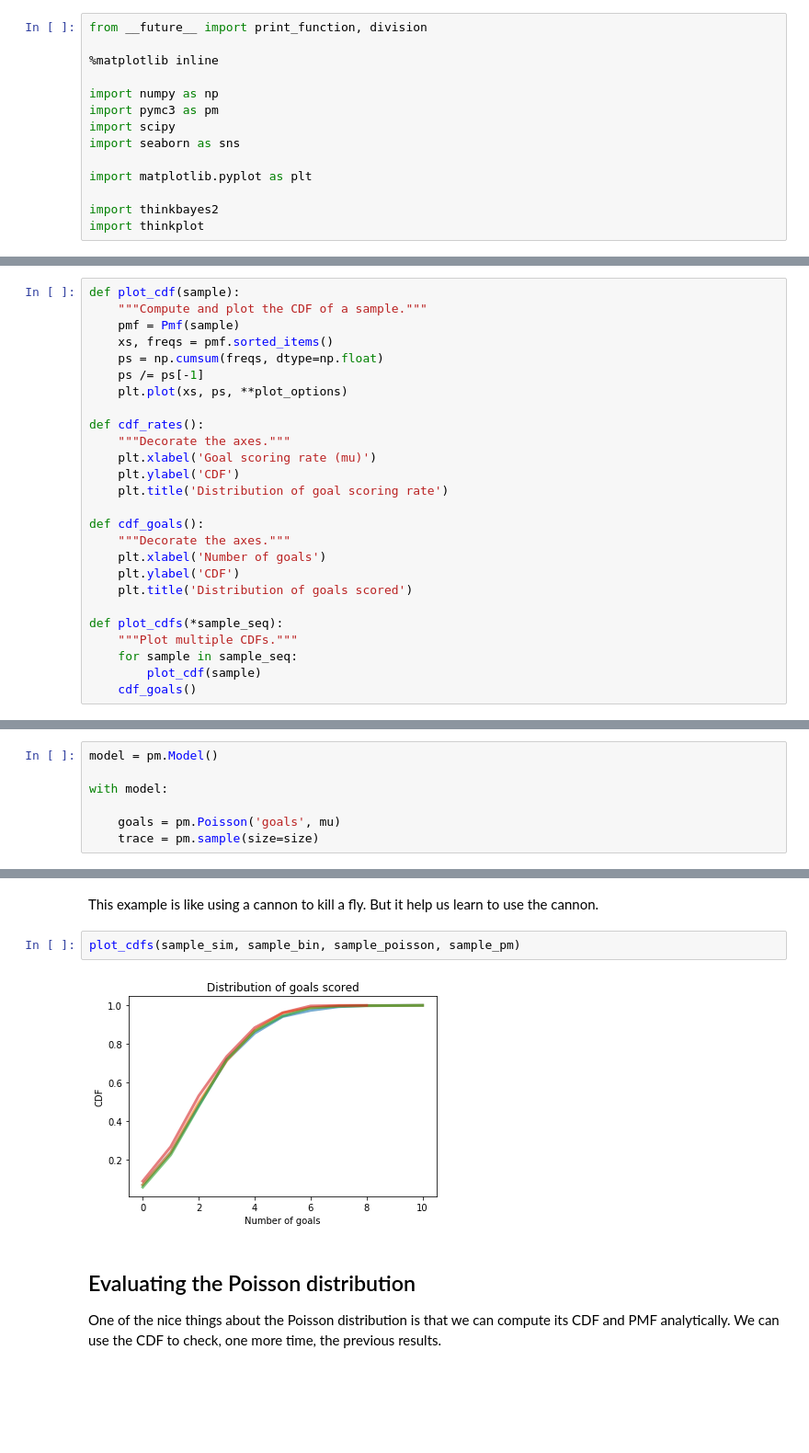
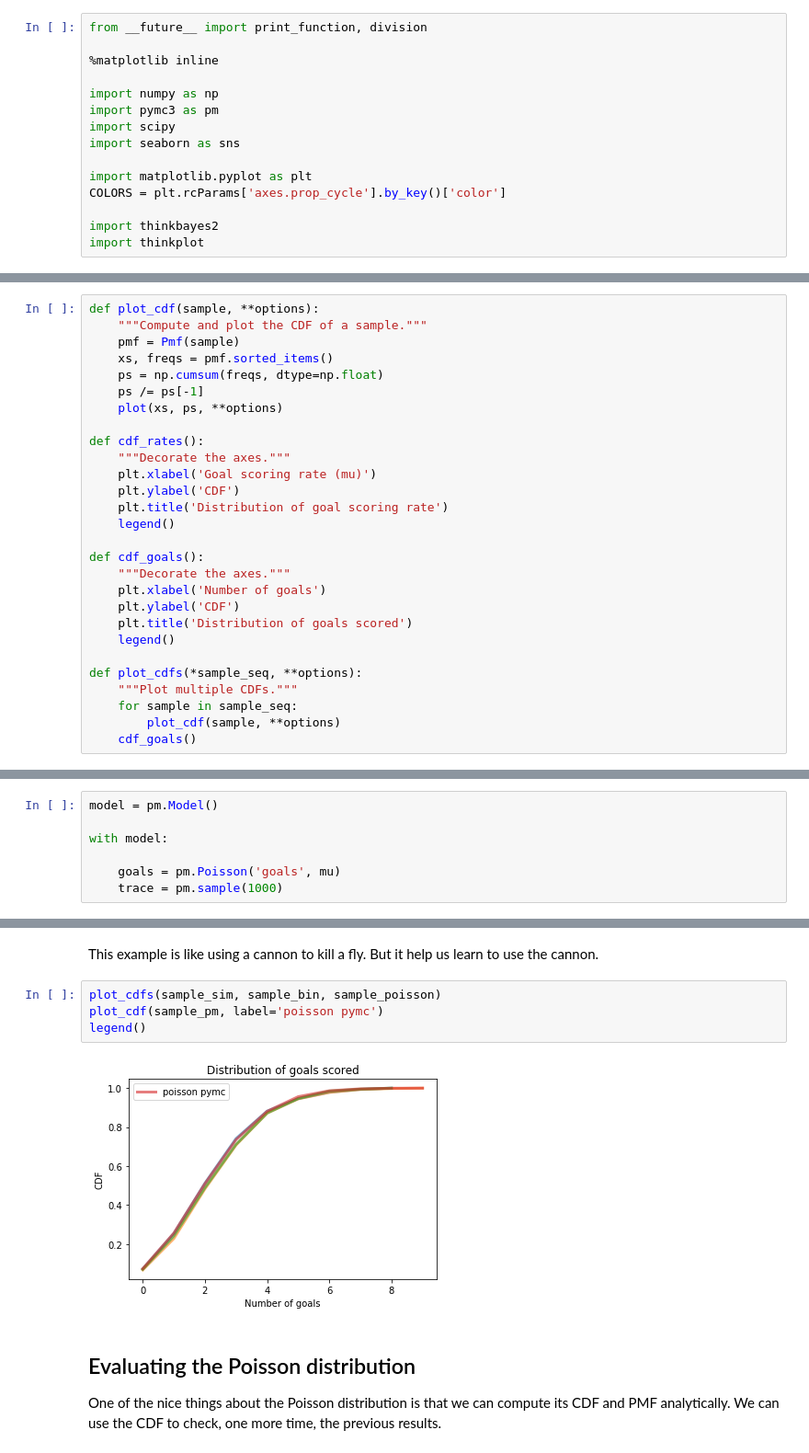
Before and after one commit to AllenDowney/BayesMadeSimple, a Jupyter notebook: zigzag.ipynb, the cells around one changed output, grey strips where cells are left out. Shown at 92% size. Saved outputs shown, nothing was run; the diff lists cells and outputs as text; blank space fills up the shorter version.

```diff
--- a/zigzag.ipynb
+++ b/zigzag.ipynb
@@ -17,6 +18,7 @@ import scipy
 import seaborn as sns
 
 import matplotlib.pyplot as plt
+COLORS = plt.rcParams['axes.prop_cycle'].by_key()['color']
 
 import thinkbayes2
 import thinkplot
@@ -155,30 +184,32 @@ pmf_goals()
 # %% [markdown]
 But plotting PMFs is a bad way to compare distributions.  It's better to use the cumulative distribution function (CDF).
 # %%
-def plot_cdf(sample):
+def plot_cdf(sample, **options):
     """Compute and plot the CDF of a sample."""
     pmf = Pmf(sample)
     xs, freqs = pmf.sorted_items()
     ps = np.cumsum(freqs, dtype=np.float)
     ps /= ps[-1]
-    plt.plot(xs, ps, **plot_options)
+    plot(xs, ps, **options)
 
 def cdf_rates():
     """Decorate the axes."""
     plt.xlabel('Goal scoring rate (mu)')
     plt.ylabel('CDF')
     plt.title('Distribution of goal scoring rate')
+    legend()
 
 def cdf_goals():
     """Decorate the axes."""
     plt.xlabel('Number of goals')
     plt.ylabel('CDF')
     plt.title('Distribution of goals scored')
+    legend()
 
-def plot_cdfs(*sample_seq):
+def plot_cdfs(*sample_seq, **options):
     """Plot multiple CDFs."""
     for sample in sample_seq:
-        plot_cdf(sample)
+        plot_cdf(sample, **options)
     cdf_goals()
 # %% [markdown]
 Now we can compare the results from the simulation and the sample from the biomial distribution.
@@ -212,7 +247,7 @@ model = pm.Model()
 with model:
 
     goals = pm.Poisson('goals', mu)
-    trace = pm.sample(size=size)
+    trace = pm.sample(1000)
 # %% [output]
 Multiprocess sampling (4 chains in 4 jobs)
 Metropolis: [goals]
@@ -225,9 +270,11 @@ np.mean(sample_pm)
 # %% [markdown]
 This example is like using a cannon to kill a fly.  But it help us learn to use the cannon.
 # %%
-plot_cdfs(sample_sim, sample_bin, sample_poisson, sample_pm)
+plot_cdfs(sample_sim, sample_bin, sample_poisson)
+plot_cdf(sample_pm, label='poisson pymc')
+legend()
 # %% [output]
-[figure, old version]
+[figure, new version]
 # %% [markdown]
 ## Evaluating the Poisson distribution
 
```
Also changed, not shown: parts of 146 cells of this notebook.
